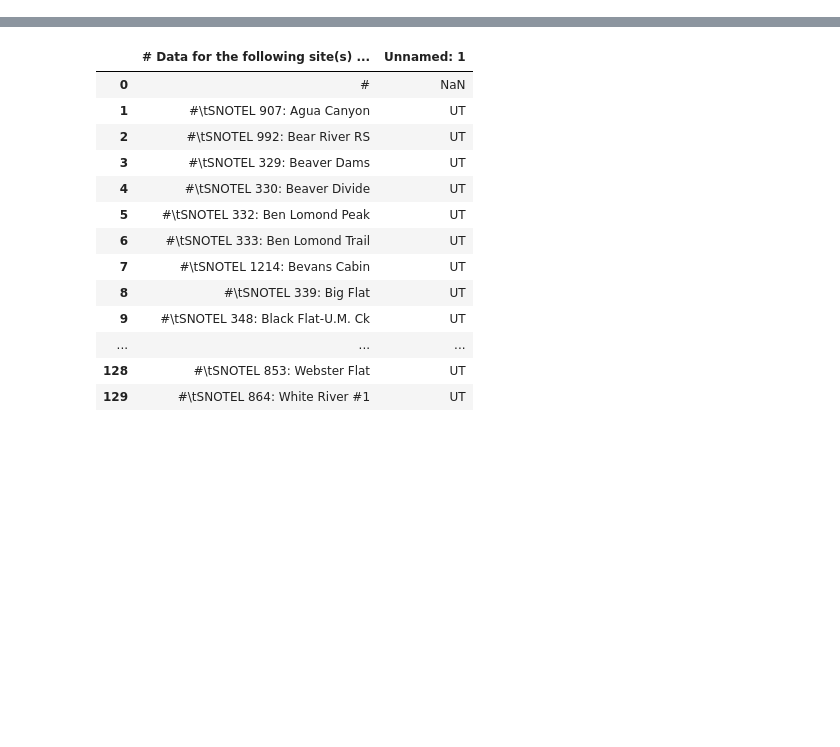
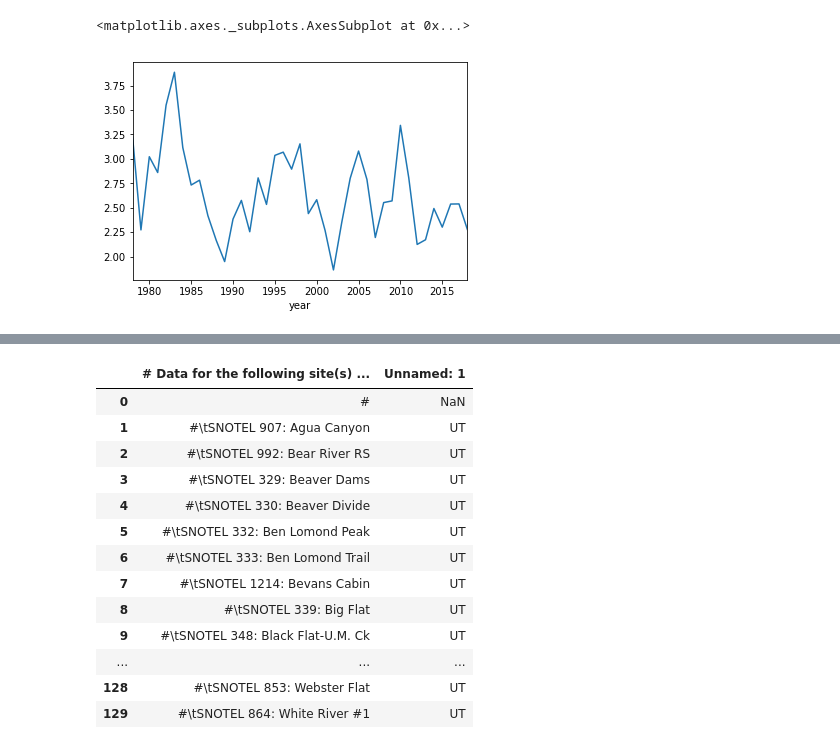
Before and after one commit to TravDraper/DS-Project, a Jupyter notebook: Snotel data project.ipynb, the cells around one changed output, grey strips where cells are left out. Saved outputs shown, nothing was run; the diff lists cells and outputs as text; code cells hidden in the pictures; blank space fills up the shorter version.

```diff
--- a/Snotel data project.ipynb
+++ b/Snotel data project.ipynb
@@ -24,0 +33,17 @@ snowfall
+# %%
+yearvec = []
+for i in range(len(dates)):
+    if(int(dates[i][1]) < 19):
+        year = 2000 + int(dates[i][1])
+    else:
+        year = 1900 + int(dates[i][1])
+    yearvec.append(year)
+# %%
+yearvec
+snowfall['year'] = yearvec
+# %%
+monthvec = []
+for i in range(len(dates)):
+    monthvec.append(dates[i][0])
+
+snowfall['month'] = monthvec
@@ -24,0 +79,7 @@ snowfall
+# %%
+yeargroups = snowfall.groupby('year')
+yearprecips = yeargroups['Precipitation Increment (in)'].mean()
+yearprecips.plot()
+# %% [output]
+<matplotlib.axes._subplots.AxesSubplot at 0x...>
+[figure, added]
```
Also changed, not shown: parts of 18 cells of this notebook.
